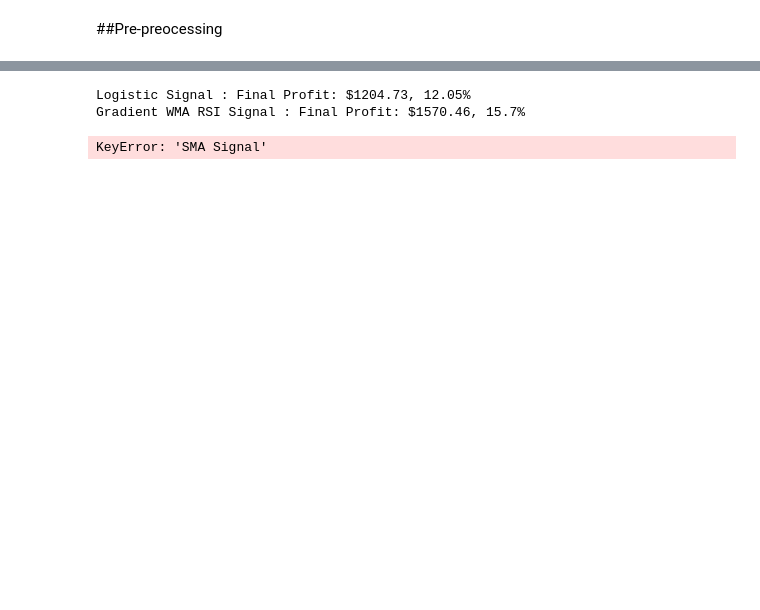
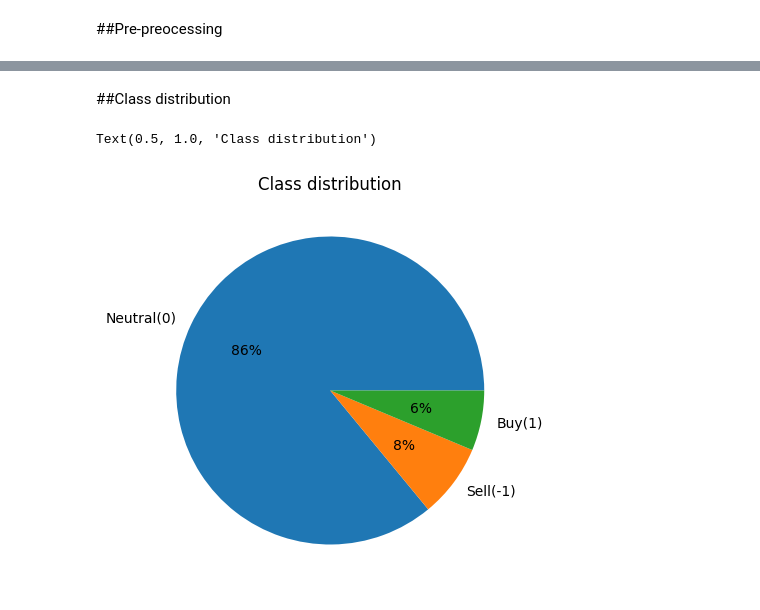
Before and after one commit to nbkanojia/DataScienceProject, a Jupyter notebook: code/stockmarketML.ipynb, the cells around one changed output, grey strips where cells are left out. Drawn from its saved outputs; the diff is of its cells as text; code cells hidden in the pictures; blank space fills up the shorter version.

Commit message:
000  : update plots, fine tume lstm, generate results and charts, code clean up

```diff
--- a/code/stockmarketML.ipynb
+++ b/code/stockmarketML.ipynb
@@ -727,53 +40,0 @@ df_test["Gradient WMA RSI Signal"] =  predict_signals(model_gbr,scaler_gbr,df_te
-# %%
-
-ml_wam_profit, ml_wam_portfolio_value, ml_wam_profit_percentage = tih.calculate_profit(df_test["Adj Close"],df_test["Logistic Signal"])
-print(f"Logistic Signal : Final Profit: ${ml_wam_profit:.2f}, {ml_wam_profit_percentage.round(2)}%")
-plot(ticker_symbol,"Logistic Signal",df_test)
-
-ml_wam_profit, ml_wam_portfolio_value, ml_wam_profit_percentage = tih.calculate_profit(df_test["Adj Close"],df_test["Gradient WMA RSI Signal"])
-print(f"Gradient WMA RSI Signal : Final Profit: ${ml_wam_profit:.2f}, {ml_wam_profit_percentage.round(2)}%")
-plot(ticker_symbol,"Gradient WMA RSI Signal",df_test)
-
-# wam_rsi_op_profit, wam_rsi_op_portfolio_value, wam_rsi_op_profit_percentage = calculate_profit(df_test["Adj Close"],df_test["WMA RSI Signal Optimized"])
-# print(f"WMA RSI Signal Optimized: Final Profit: ${wam_rsi_op_profit:.2f}, {wam_rsi_op_profit_percentage.round(2)}%")
-# plot(ticker_symbol,"WMA RSI Signal Optimized",df_test)
-
-wam_profit, wam_portfolio_value, wam_profit_percentage = tih.calculate_profit(df_test["Adj Close"],df_test["SMA Signal"])
-print(f"SMA Signal : Final Profit: ${wam_profit:.2f}, {wam_profit_percentage.round(2)}%")
-plot(ticker_symbol,"SMA Signal",df_test)
-
-
-wam_profit, wam_portfolio_value, wam_profit_percentage = tih.calculate_profit(df_test["Adj Close"],df_test["WMA RSI Signal"])
-print(f"WMA RSI Signal : Final Profit: ${wam_profit:.2f}, {wam_profit_percentage.round(2)}%")
-plot(ticker_symbol,"WMA RSI Signal",df_test)
-
-wam_profit, wam_portfolio_value, wam_profit_percentage = tih.calculate_profit(df_test["Adj Close"],df_test["WMA Signal"])
-print(f"WMA Signal : Final Profit: ${wam_profit:.2f}, {wam_profit_percentage.round(2)}%")
-plot(ticker_symbol,"WMA Signal",df_test)
-
-wam_profit, wam_portfolio_value, wam_profit_percentage = tih.calculate_profit(df_test["Adj Close"],df_test["RSI Signal"])
-print(f"RSI Signal : Final Profit: ${wam_profit:.2f}, {wam_profit_percentage.round(2)}%")
-plot(ticker_symbol,"RSI Signal",df_test)
-
-vpt_profit, vpt_portfolio_value, vpt_profit_percentage = tih.calculate_profit(df_test["Adj Close"],df_test["VPT Signal"])
-print(f"VPT Signal : Final Profit: ${wam_profit:.2f}, {vpt_profit_percentage.round(2)}%")
-plot(ticker_symbol,"VPT Signal",df_test)
-
-
-# wam_profit, wam_portfolio_value, wam_profit_percentage = calculate_profit(df_test["Adj Close"],df_test["PC Signal"])
-# print(f"PC Signal : Final Profit: ${wam_profit:.2f}, {wam_profit_percentage.round(2)}%")
-# plot(ticker_symbol,"PC Signal",df_test)
-
-# Fitting 5 folds for each of 972 candidates, totalling 4860 fits
-# Best parameters: {'learning_rate': 0.2, 'max_depth': 6, 'min_samples_leaf': 4, 'min_samples_split': 2, 'n_estimators': 300, 'subsample': 0.8}
-# Mean Squared Error after tuning: 0.13197240762326762
-# Gradient WMA RSI Signal : Final Profit: $0.00, 0.0%
-
-# Fitting 5 folds for each of 27 candidates, totalling 135 fits
-# Best parameters: {'learning_rate': 0.2, 'max_depth': 5, 'n_estimators': 500}
-# Mean Squared Error after tuning: 0.14824202771314335
-# Gradient WMA RSI Signal : Final Profit: $0.00, 0.0%
-# %% [output]
-Logistic Signal : Final Profit: $1204.73, 12.05%
-Gradient WMA RSI Signal : Final Profit: $1570.46, 15.7%
-KeyError: 'SMA Signal'
@@ -798,0 +97,10 @@ def calculate_all_profit(ticker,df):
+# %% [markdown]
+##Class distribution
+# %%
+
+plt.figure(figsize=(5,5))
+plt.pie(stock_df_with_indecators_MSFT['WMA VPT Signal'].value_counts(), labels=['Neutral(0)', 'Sell(-1)', 'Buy(1)'], autopct='%.0f%%')
+plt.title("Class distribution")
+# %% [output]
+Text(0.5, 1.0, 'Class distribution')
+[figure, added]
```
Also changed, not shown: parts of 40 cells of this notebook, 29 other files.
